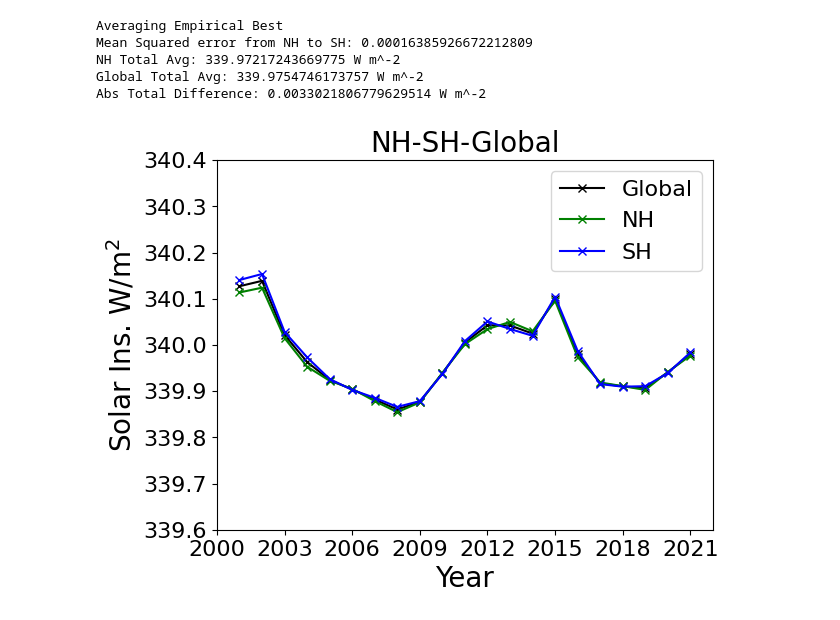
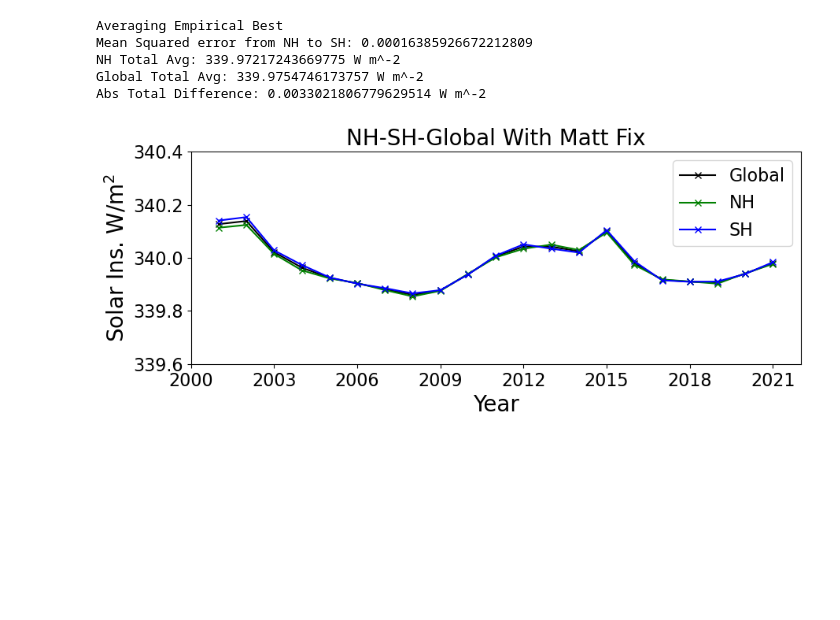
Before and after one commit to mwatwood-cu/Hemispheric-Albedo-Project, a Jupyter notebook: Albedo_project/Notebooks/Comparing_Averaging.ipynb, the cells around one changed output. Drawn from its saved outputs; the diff is of its cells as text; code cells hidden in the pictures; blank space fills up the shorter version.

```diff
--- a/Albedo_project/Notebooks/Comparing_Averaging.ipynb
+++ b/Albedo_project/Notebooks/Comparing_Averaging.ipynb
@@ -3,6 +3,7 @@ import xarray as xr
 import sys, os
 from sklearn.metrics import mean_squared_error
 import numpy as np
+import matplotlib.pyplot as plt
 
 # Local Imports
 curdir = os.getcwd()
@@ -12,14 +13,16 @@ from ceres_ebaf import *
 
 sys.path.insert(0, curdir+"/../visualization")
 from ceres_ebaf_plotting import *
+
+plt.rcParams['figure.figsize'] = [10, 3.5]
 # %%
 file_name = "/Users/mawa7160/dev/data/CERES/EBAF/CERES_EBAF-TOA_Full_2022_01.nc"
 ceres_ds = xr.open_dataset(file_name)
 ceres_full_years = ceres_ds
 solar_full_data = ceres_full_years["solar_mon"]
 
-def show_and_tell(data_set):
-    plot_hemisphere_and_global_by_year(data_set, data_set.year, fixed_ylim=True)
+def show_and_tell(data_set, title="NH-SH-Global"):
+    plot_hemisphere_and_global_by_year(data_set, data_set.year, fixed_ylim=True, title=title)
     nh_error = mean_squared_error(data_set["nh"], data_set["sh"])
     print("Mean Squared error from NH to SH: "+str(nh_error))
     print("NH Total Avg: "+str(np.average(data_set["nh"]))+" W m^-2")
@@ -52,15 +55,15 @@ Abs Total Difference: 0.001419554441326909 W m^-2
 # %%
 best_time_avg = create_hemisphere_data(solar_full_data, start_yr="2001", start_mon="01",
                 end_yr="2022", end_mon="01", time_weighting=1, space_weighting=1)
 print("Averaging Empirical Best")
-show_and_tell(best_time_avg)
+show_and_tell(best_time_avg,  title="NH-SH-Global With Matt Fix")
 # %% [output]
 Averaging Empirical Best
 Mean Squared error from NH to SH: 0.00016385926672212809
 NH Total Avg: 339.97217243669775 W m^-2
 Global Total Avg: 339.9754746173757 W m^-2
 Abs Total Difference: 0.0033021806779629514 W m^-2
-[figure, old version]
+[figure, new version]
 # %%
 good_time_avg = create_hemisphere_data(solar_full_data, start_yr="2001", start_mon="01",
                 end_yr="2022", end_mon="01", time_weighting=2, space_weighting=1)
```
Also changed, not shown: parts of 3 cells of this notebook, 2 other files.
